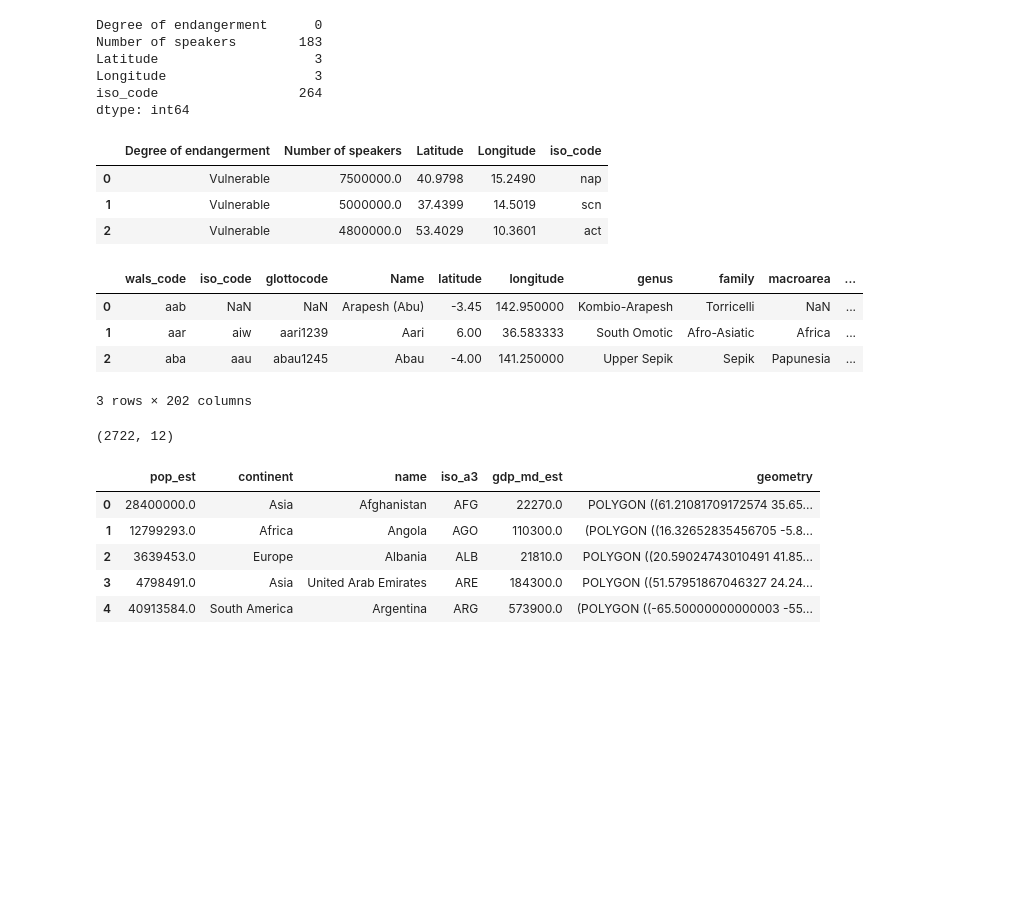
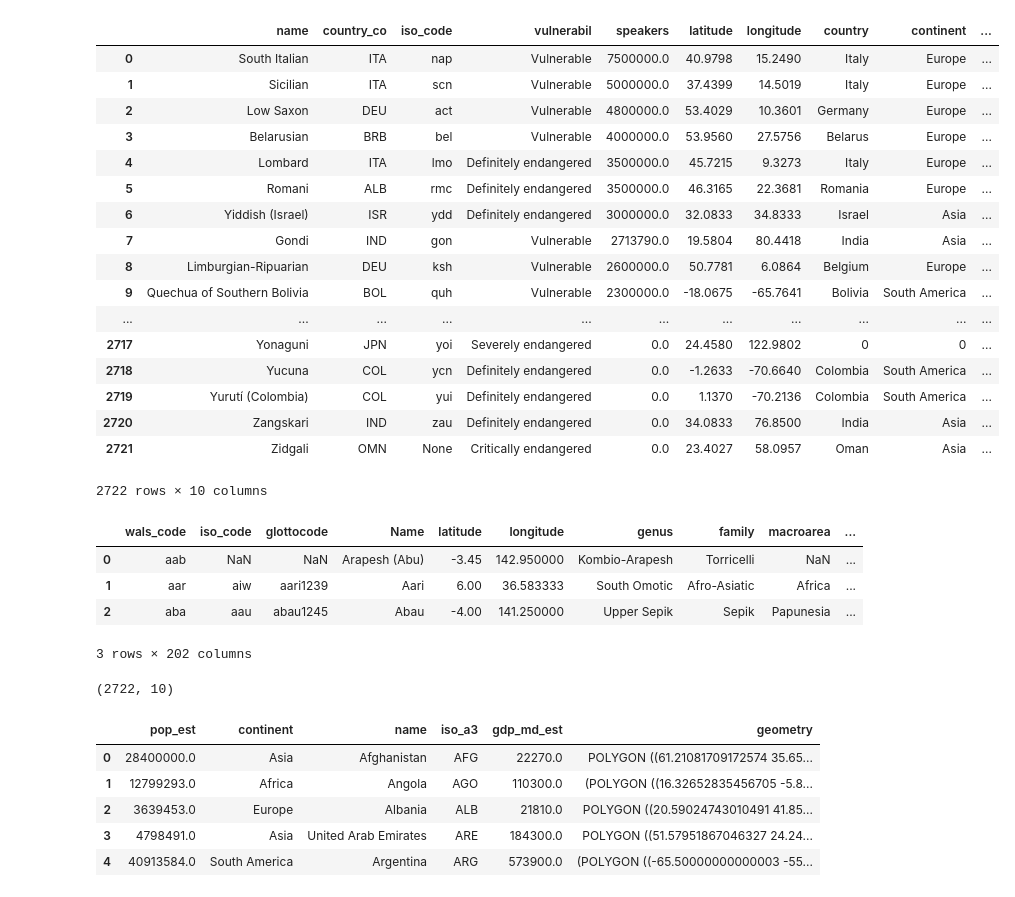
Before and after one commit to micahluedtke/linguistic_biodiversity, a Jupyter notebook: 01_code/Languages.ipynb, the cells around one changed output. Saved outputs shown, nothing was run; the diff lists cells and outputs as text; code cells hidden in the pictures; blank space fills up the shorter version.

```diff
--- a/01_code/Languages.ipynb
+++ b/01_code/Languages.ipynb
@@ -32,4 +30,4 @@ guardian.drop(columns=['Name in French','Name in Spanish', 'Name in the language
 guardian_geo = gpd.read_file('../language_data/extinct_languages_extended_dataset_guardian.csv')
 guardian_geo.drop(columns=['Name in French','Name in Spanish', 'Name in the language'], inplace=True)
 # %%
-guardian['iso_code'] = guardian['ISO639-3 codes'].str[:3]
+guardian['iso_code'] = guardian['iso_code'].str[:3]
@@ -40,19 +34,24 @@ guardian_short = guardian.drop(columns=['ID','Name in English','Countries',
-# %%
-guardian_short.isnull().sum()
-# %% [output]
-Degree of endangerment      0
-Number of speakers        183
-Latitude                    3
-Longitude                   3
-iso_code                  264
-dtype: int64
-# %%
-guardian_short.head(3)
-# %% [output]
-|  | Degree of endangerment | Number of speakers | Latitude | Longitude | iso_code |
-| 0 | Vulnerable | 7500000.0 | 40.9798 | 15.2490 | nap |
-| 1 | Vulnerable | 5000000.0 | 37.4399 | 14.5019 | scn |
-| 2 | Vulnerable | 4800000.0 | 53.4029 | 10.3601 | act |
+# %%
+guardian
+# %% [output]
+|  | name | country_co | iso_code | vulnerabil | speakers | latitude | longitude | country | continent | ... |
+| 0 | South Italian | ITA | nap | Vulnerable | 7500000.0 | 40.9798 | 15.2490 | Italy | Europe | ... |
+| 1 | Sicilian | ITA | scn | Vulnerable | 5000000.0 | 37.4399 | 14.5019 | Italy | Europe | ... |
+| 2 | Low Saxon | DEU | act | Vulnerable | 4800000.0 | 53.4029 | 10.3601 | Germany | Europe | ... |
+| 3 | Belarusian | BRB | bel | Vulnerable | 4000000.0 | 53.9560 | 27.5756 | Belarus | Europe | ... |
+| 4 | Lombard | ITA | lmo | Definitely endangered | 3500000.0 | 45.7215 | 9.3273 | Italy | Europe | ... |
+| 5 | Romani | ALB | rmc | Definitely endangered | 3500000.0 | 46.3165 | 22.3681 | Romania | Europe | ... |
+| 6 | Yiddish (Israel) | ISR | ydd | Definitely endangered | 3000000.0 | 32.0833 | 34.8333 | Israel | Asia | ... |
+| 7 | Gondi | IND | gon | Vulnerable | 2713790.0 | 19.5804 | 80.4418 | India | Asia | ... |
+| 8 | Limburgian-Ripuarian | DEU | ksh | Vulnerable | 2600000.0 | 50.7781 | 6.0864 | Belgium | Europe | ... |
+| 9 | Quechua of Southern Bolivia | BOL | quh | Vulnerable | 2300000.0 | -18.0675 | -65.7641 | Bolivia | South America | ... |
+| ... | ... | ... | ... | ... | ... | ... | ... | ... | ... | ... |
+| 2717 | Yonaguni | JPN | yoi | Severely endangered | 0.0 | 24.4580 | 122.9802 | 0 | 0 | ... |
+| 2718 | Yucuna | COL | ycn | Definitely endangered | 0.0 | -1.2633 | -70.6640 | Colombia | South America | ... |
+| 2719 | Yurutí (Colombia) | COL | yui | Definitely endangered | 0.0 | 1.1370 | -70.2136 | Colombia | South America | ... |
+| 2720 | Zangskari | IND | zau | Definitely endangered | 0.0 | 34.0833 | 76.8500 | India | Asia | ... |
+| 2721 | Zidgali | OMN | None | Critically endangered | 0.0 | 23.4027 | 58.0957 | Oman | Asia | ... |
+2722 rows × 10 columns
 # %%
 wals.head(3)
 # %% [output]
@@ -66,7 +65,7 @@ wals_with_guardian = wals.merge(guardian_short.dropna(), on='iso_code')
 # %%
 guardian.shape
 # %% [output]
-(2722, 12)
+(2722, 10)
 # %%
 world.head()
 # %% [output]
```
Also changed, not shown: parts of 15 cells of this notebook, 4 other files.
